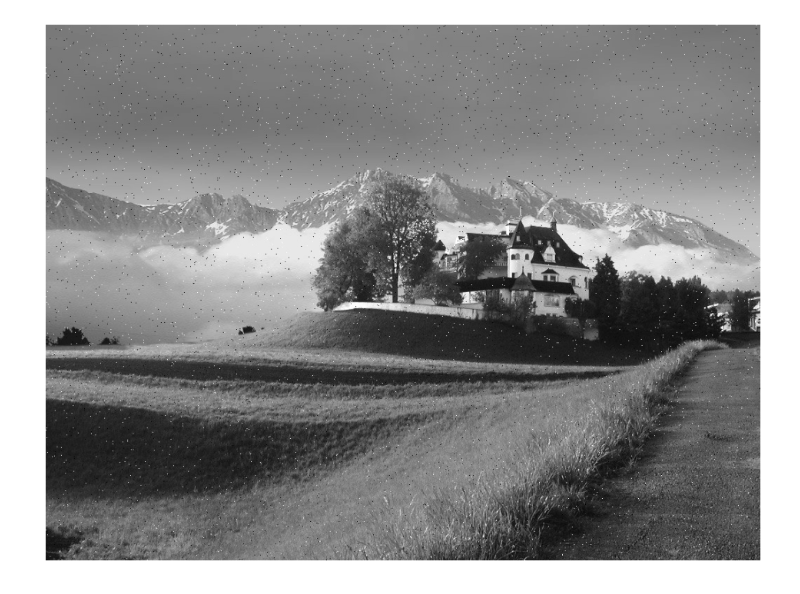
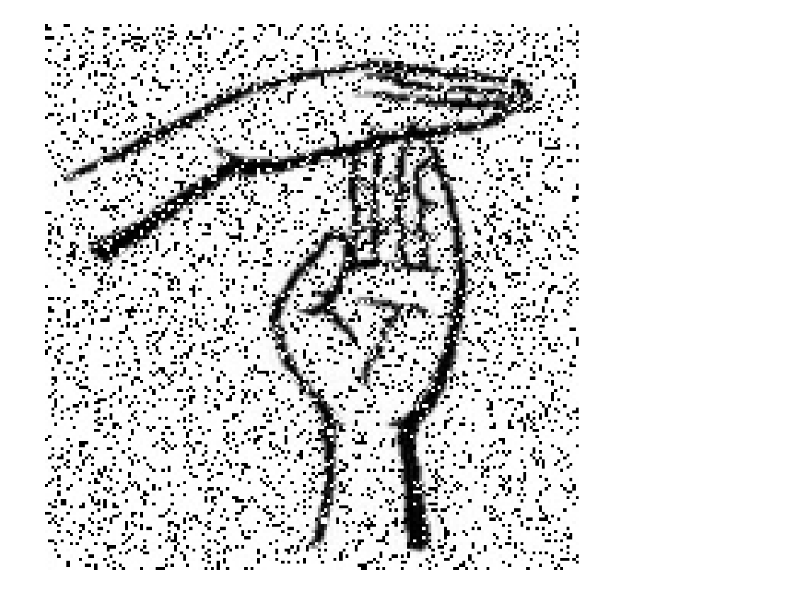
Before and after one commit to khaled6001/tp-tests, a Jupyter notebook: ipcv/TpDFT.ipynb, the cells around one changed output. Cells and saved outputs as stored; diff of their text form; code cells hidden in the pictures.

```diff
--- a/ipcv/TpDFT.ipynb
+++ b/ipcv/TpDFT.ipynb
@@ -198,8 +210,8 @@ Text(0.5, 1.0, 'edges Image')
 # %%
-image = cv2.imread('salt-and-pepper-sample2.jpg', cv2.IMREAD_GRAYSCALE)
+image = cv2.imread('tp-tests/ipcv/salt-and-pepper-sample2.jpg', cv2.IMREAD_GRAYSCALE)
 fig = plt.figure(figsize=(12, 10))
 plt.imshow(image, cmap = "gray");plt.axis("off")
 plt.show()
 # %% [output]
-[figure, old version]
+[figure, new version]
 # %%
```
Also changed, not shown: parts of 23 cells of this notebook, 1 other file.
